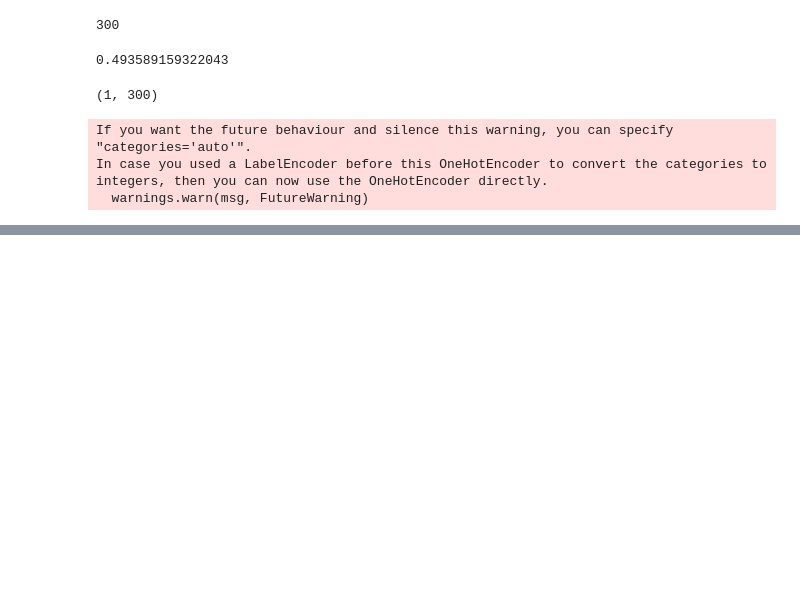
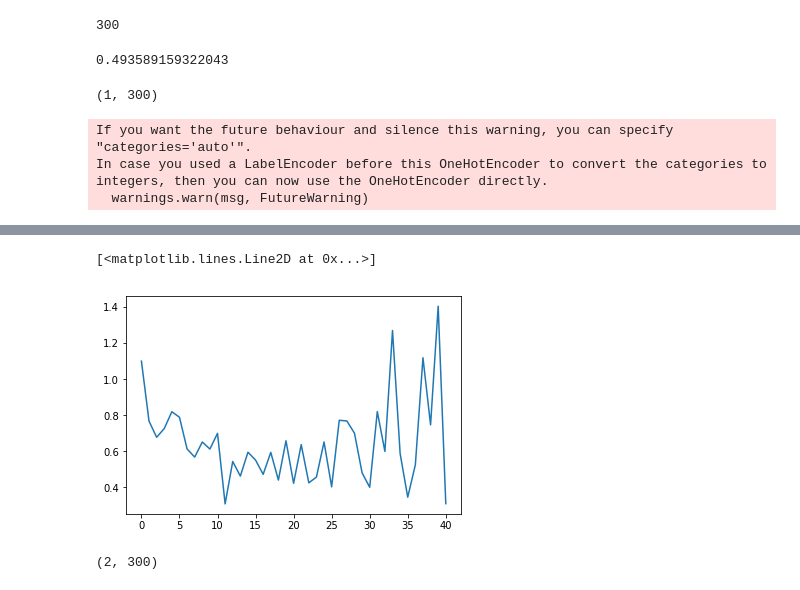
Before and after one commit to sowiks2711/NNVisualiser, a Jupyter notebook: data_analysis/projekt1/multiclassification.ipynb, the cells around one changed output, grey strips where cells are left out. Saved outputs shown, nothing was run; the diff lists cells and outputs as text; code cells hidden in the pictures; blank space fills up the shorter version.

```diff
--- a/data_analysis/projekt1/multiclassification.ipynb
+++ b/data_analysis/projekt1/multiclassification.ipynb
@@ -57,0 +90,5 @@ StdinNotImplementedError: raw_input was called, but this frontend does not suppo
+# %%
+plt.plot(costs2)
+# %% [output]
+[<matplotlib.lines.Line2D at 0x...>]
+[figure, added]
@@ -57,0 +112,4 @@ StdinNotImplementedError: raw_input was called, but this frontend does not suppo
+# %%
+X.shape
+# %% [output]
+(2, 300)
```
Also changed, not shown: parts of 21 cells of this notebook, 3 other files.
